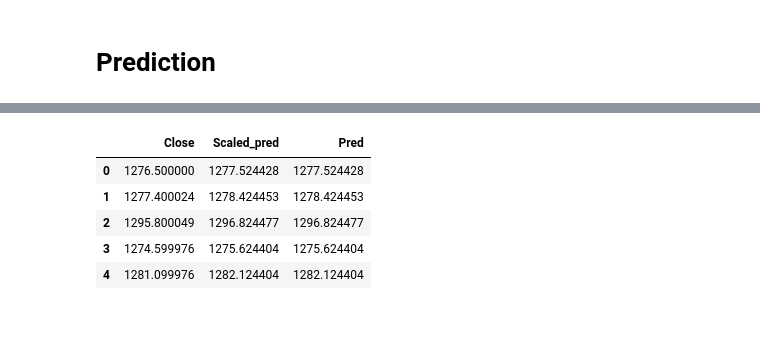
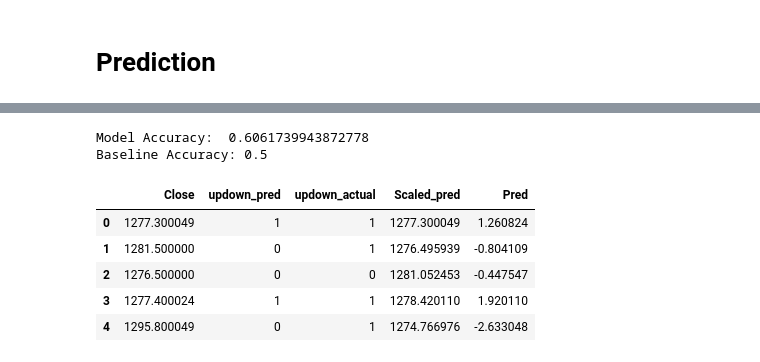
Before and after one commit to valerio591/LSTM-for-FTSF, a Jupyter notebook: LSTM.ipynb, the cells around one changed output, grey strips where cells are left out. Cells and saved outputs as stored; diff of their text form; code cells hidden in the pictures; blank space fills up the shorter version.

```diff
--- a/LSTM.ipynb
+++ b/LSTM.ipynb
@@ -132,11 +145,11 @@ adam = tf.optimizers.Adam(learning_rate = 0.0001)
 # %%
 # design network
 model = Sequential()
-model.add(LSTM(50, input_shape=(train_X.shape[1], train_X.shape[2])))
+model.add(LSTM(75, input_shape=(train_X.shape[1], train_X.shape[2])))
 model.add(Dense(1))
 model.compile(loss='mae', optimizer=adam)
 # fit network
-history = model.fit(train_X, train_y, epochs=150, batch_size=10, verbose=2, shuffle=False,  callbacks = [esm])
+history = model.fit(train_X, train_y, epochs=500, batch_size=100, verbose=2, shuffle=False,  callbacks = [esm])
 # plot history
 plt.plot(history.history['loss'], label='train')
 #plt.plot(history.history['val_loss'], label='test')
@@ -176,8 +194,8 @@ predict[:5]
 # %%
-def ud_pred(predict):
-    up_down = []
-    for i in range(len(predict)):
-        if predict[i] > 0:
+def ud_pred(pred, actual):
+    up_down = [1]
+    for i in range(1,len(pred)):
+        if pred[i] > actual[i-1]:
             up_down.append(1)
         else:
             up_down.append(0)
@@ -194,8 +212,9 @@ def ud(predict):
 # %%
 # Scale back predictions
 def scale_back(pred, close):
+    predict = [close[0]]
     for i in range(1,len(pred)):
-        pred[i-1] = pred[i]+list(close)[i-1]
-    return pred
+        predict.append(pred[i]+list(close)[i-1])
+    return predict
 # %%
 pred = scale_back(predict, close_test)
@@ -202,0 +221,2 @@ updown_pred = ud_pred(predict)
+# %%
+updown_pred = ud_pred(pred, close_test)
@@ -203,19 +227,21 @@ updown_pred = ud_pred(predict)
 # %%
 df = pd.DataFrame(updown_pred)
-df["Close"] = close_test
-# df["updown_pred"] = df.iloc[:,0]
-# df["updown_actual"] = ud(close_test)
+df["Close"] = close_test[:-1]
+df["updown_pred"] = df.iloc[:,0]
+df["updown_actual"] = ud(close_test[:-1])
 df["Scaled_pred"] = pred
 df["Pred"] = predict
 df = df.iloc[:,1:]
-# print('Model Accuracy: ', (df["updown_pred"] == df["updown_actual"]).sum()/df.shape[0])
-# print('Baseline Accuracy: 0.5')
+print('Model Accuracy: ', (df["updown_pred"] == df["updown_actual"]).sum()/df.shape[0])
+print('Baseline Accuracy: 0.5')
 df.head()
 # %% [output]
+Model Accuracy:  0.6061739943872778
+Baseline Accuracy: 0.5
-|  | Close | Scaled_pred | Pred |
-| 0 | 1276.500000 | 1277.524428 | 1277.524428 |
-| 1 | 1277.400024 | 1278.424453 | 1278.424453 |
-| 2 | 1295.800049 | 1296.824477 | 1296.824477 |
-| 3 | 1274.599976 | 1275.624404 | 1275.624404 |
-| 4 | 1281.099976 | 1282.124404 | 1282.124404 |
+|  | Close | updown_pred | updown_actual | Scaled_pred | Pred |
+| 0 | 1277.300049 | 1 | 1 | 1277.300049 | 1.260824 |
+| 1 | 1281.500000 | 0 | 1 | 1276.495939 | -0.804109 |
+| 2 | 1276.500000 | 0 | 0 | 1281.052453 | -0.447547 |
+| 3 | 1277.400024 | 1 | 1 | 1278.420110 | 1.920110 |
+| 4 | 1295.800049 | 0 | 1 | 1274.766976 | -2.633048 |
 # %%
```
Also changed, not shown: parts of 13 cells of this notebook.
